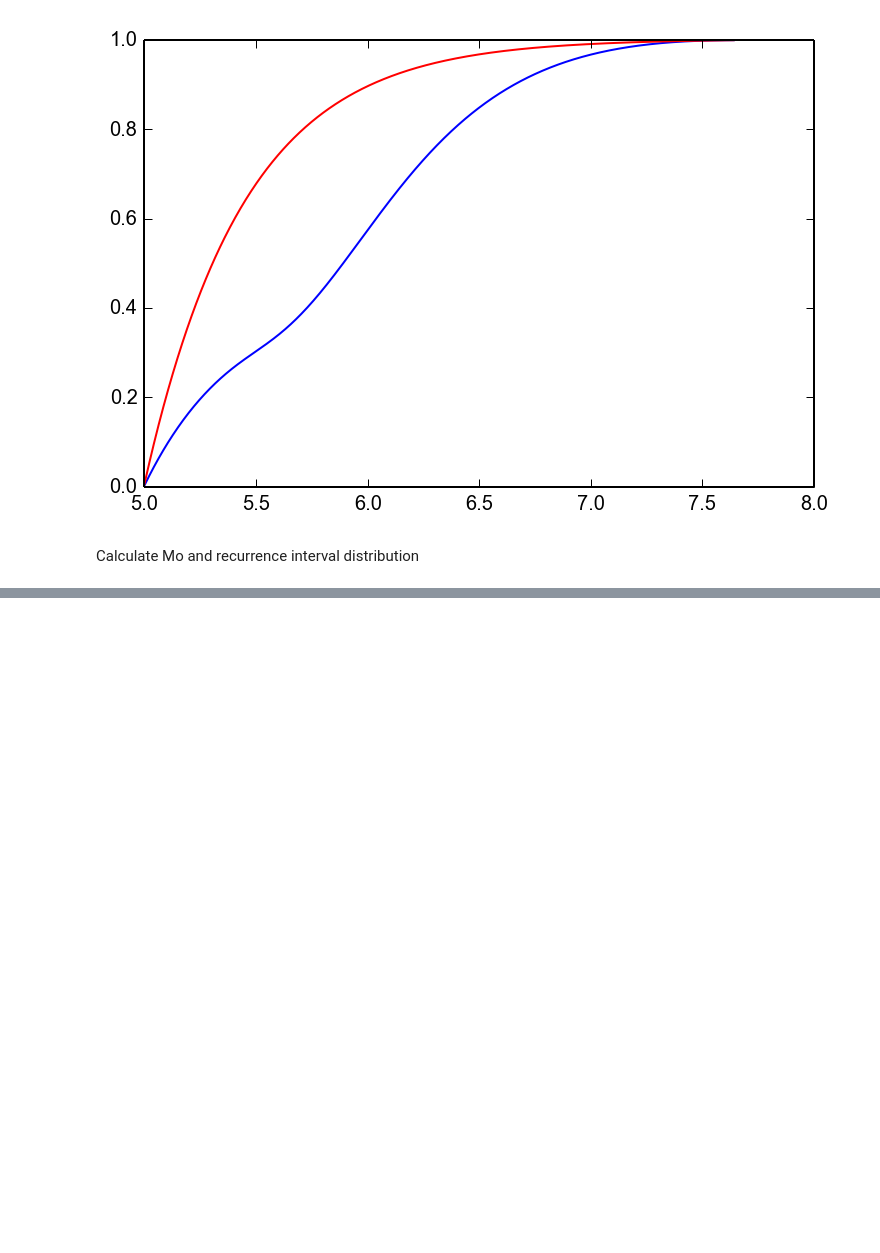
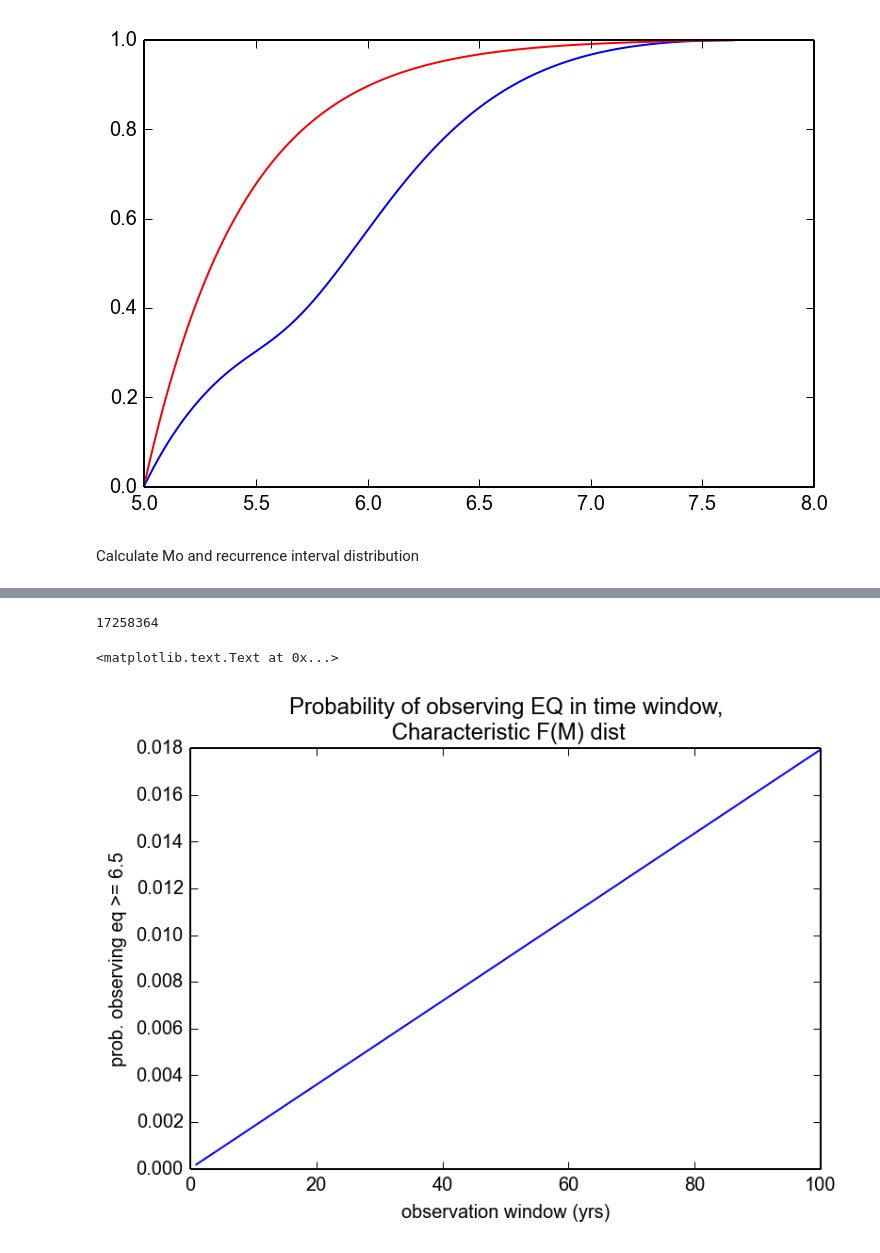
Before and after one commit to cossatot/lanf_earthquake_likelihood, a Jupyter notebook: notebooks/monte_carlo_test.ipynb, the cells around one changed output, grey strips where cells are left out. Cells and saved outputs as stored; diff of their text form; code cells hidden in the pictures; blank space fills up the shorter version.

```diff
--- a/notebooks/monte_carlo_test.ipynb
+++ b/notebooks/monte_carlo_test.ipynb
@@ -379,0 +370,25 @@ slr_mean_chance_per_year
+# %%
+SLR_CH_MC.cum_yrs.max()
+# %% [output]
+17258364
+# %%
+ch_eq_time_series = np.zeros(SLR_CH_MC.cum_yrs.max())
+# %%
+for i in np.arange(n_rand-1):
+    yr = SLR_CH_MC.cum_yrs[i]
+    mag = SLR_CH_MC.M[i]
+    ch_eq_time_series[yr] = mag
+# %%
+ch_window_prob_d = {}
+# %%
+for i in np.arange(100) + 1:
+    eq_max_series = pd.rolling_max(ch_eq_time_series, i)
+    ch_window_prob_d[i] = prob_above_val(eq_max_series, min_eq_size)
+# %%
+plot(ch_window_prob_d.keys(), ch_window_prob_d.values())
+xlabel('observation window (yrs)')
+ylabel('prob. observing eq >= {}'.format(min_eq_size) )
+title('Probability of observing EQ in time window, \n Characteristic F(M) dist')
+# %% [output]
+<matplotlib.text.Text at 0x...>
+[figure, added]
```
Also changed, not shown: parts of 26 cells of this notebook.
